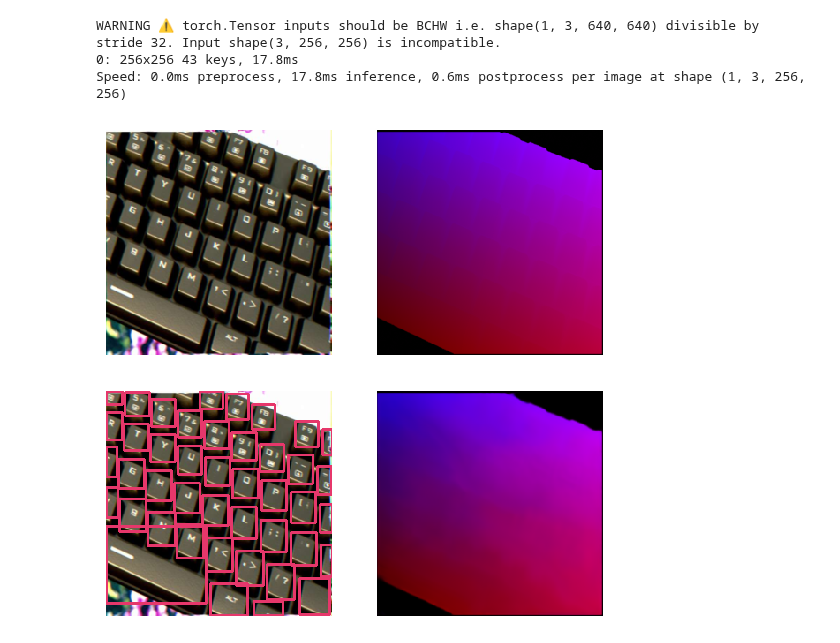
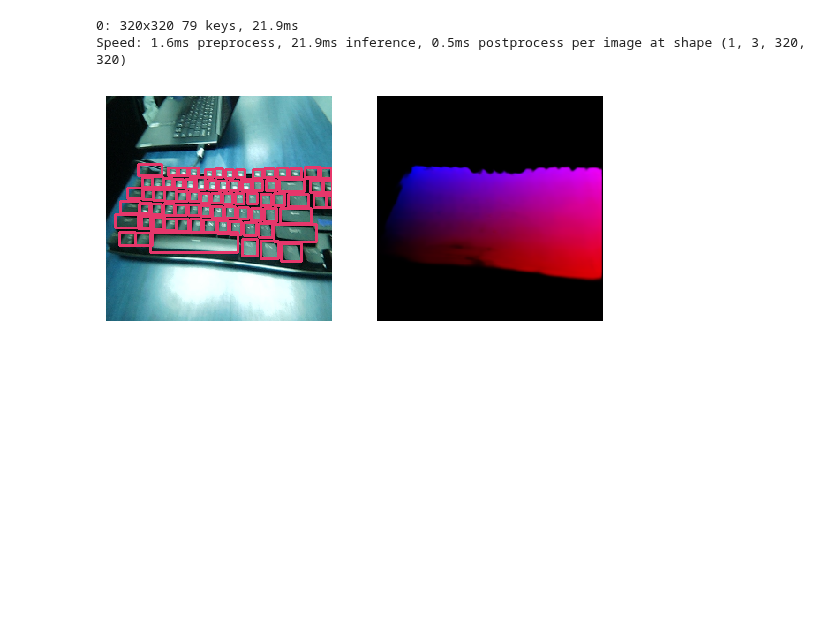
Before and after one commit to umrover/keyboard-detection, a Jupyter notebook: models/inference-texcoords.ipynb, the cells around one changed output. Cells and saved outputs as stored; diff of their text form; code cells hidden in the pictures; blank space fills up the shorter version.

```diff
--- a/models/inference-texcoords.ipynb
+++ b/models/inference-texcoords.ipynb
@@ -24,10 +19,12 @@ len(test_dataset)
 # %%
 mean, std = get_dataset_norm_params(version=3)
+norm = transforms.Normalize(mean, std)
 
-test_dataset.set_augmentations([
+SIZE = (256, 256)
+
+transform = transforms.Compose([
+    transforms.ToImage(),
+    transforms.Resize(SIZE),
     transforms.ToDtype(torch.float32, scale=True),
-    # transforms.GaussianNoise(sigma=0.01),
-    # transforms.RandomApply([transforms.GaussianNoise(sigma=0.01)], p=0.5),
+    norm,
 ])
-
-norm = transforms.Normalize(mean, std)
@@ -34,11 +44,11 @@ norm = transforms.Normalize(mean, std)
 # %%
-yolo = YOLO("models/yolo/train4/weights/best.pt")
-
 ARCH = "unet"
-BACKBONE = "timm-regnetx_002"
-name = "eager-cherry-11"
+BACKBONE = "timm-regnetx_004"
+name = "brisk-plant-1"
 
 model = TexCoordsRegressionModel(ARCH, BACKBONE, in_channels=3, out_classes=2, lr=0.0, activation="tanh")
 model.load_state_dict(torch.load(f"models/texcoords/{name}-{ARCH}-{BACKBONE}.pt", weights_only=True))
+model.to(device)
 model.eval()
-model.to(device)
+
+yolo = YOLO("models/yolo/train4/weights/best.pt")
@@ -63,23 +55,21 @@ TexCoordsRegressionModel(
-# %%
-img, mask = test_dataset.random_img()
-pred = yolo.predict(img, conf=0.3)[0]
-keyboard_mask = model.predict(norm(img))
-
-keyboard_mask = img_to_numpy(keyboard_mask) + 1
-r, g = keyboard_mask
-black = np.zeros(r.shape, dtype=keyboard_mask.dtype)
-keyboard_mask = cv2.merge([r, black, g])
-
-out = plot_yolo(pred, scale=1, draw_text=False, plot=False)
-
-imshow(img, mask)
-imshow(out, keyboard_mask)
-# %% [output]
-WARNING ⚠️ torch.Tensor inputs should be BCHW i.e. shape(1, 3, 640, 640) divisible by stride 32. Input shape(3, 256, 256) is incompatible.
-0: 256x256 43 keys, 17.8ms
-Speed: 0.0ms preprocess, 17.8ms inference, 0.6ms postprocess per image at shape (1, 3, 256, 256)
-[figure, removed]
-[figure, removed]
+# %%
+img = cv2.imread(f"{TEST_DATASET}/8.jpg")
+img = cv2.resize(img, SIZE)
+pred = yolo.predict(img, conf=0.25)[0]
+keyboard_mask = model.predict(transform(img))
+
+keyboard_mask = img_to_numpy(keyboard_mask) + 1
+r, g = keyboard_mask
+black = np.zeros(r.shape, dtype=keyboard_mask.dtype)
+keyboard_mask = cv2.merge([r, black, g])
+
+out = plot_yolo(pred, scale=1, draw_text=False, plot=False)
+
+imshow(out, keyboard_mask)
+# %% [output]
+0: 320x320 79 keys, 21.9ms
+Speed: 1.6ms preprocess, 21.9ms inference, 0.5ms postprocess per image at shape (1, 3, 320, 320)
+[figure, added]
 # %%
 import numpy as np
 
```
Also changed, not shown: parts of 8 cells of this notebook, 1 other file.
